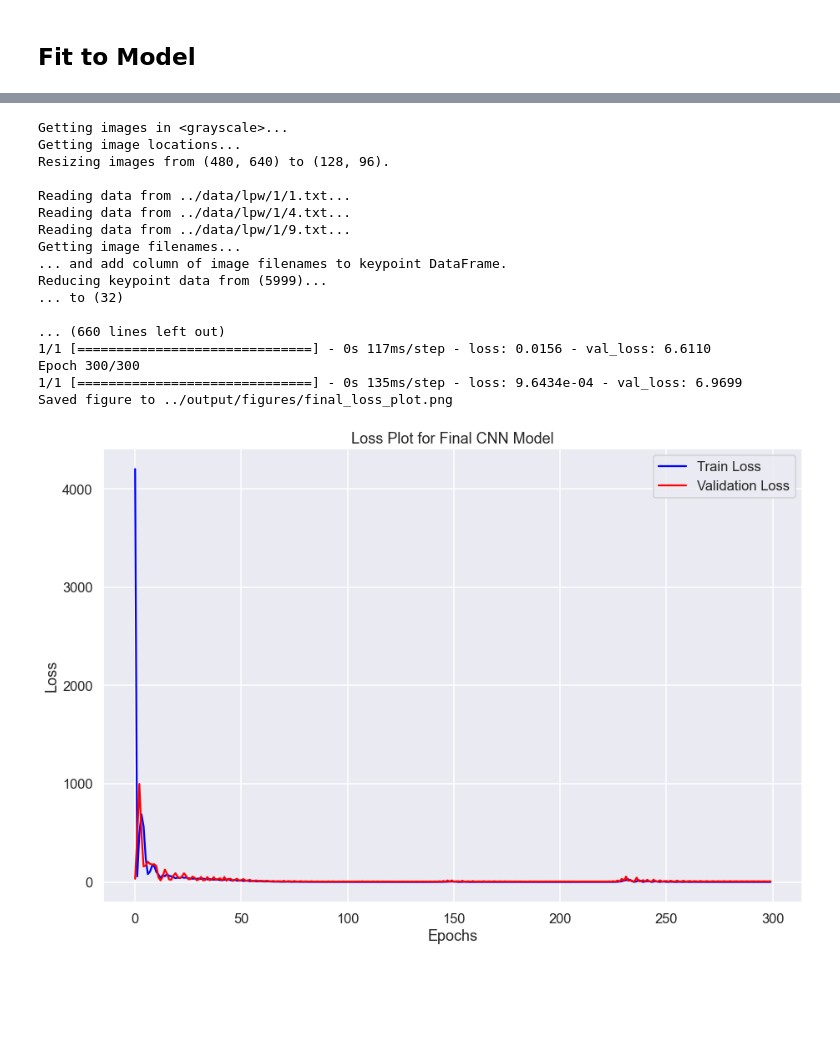
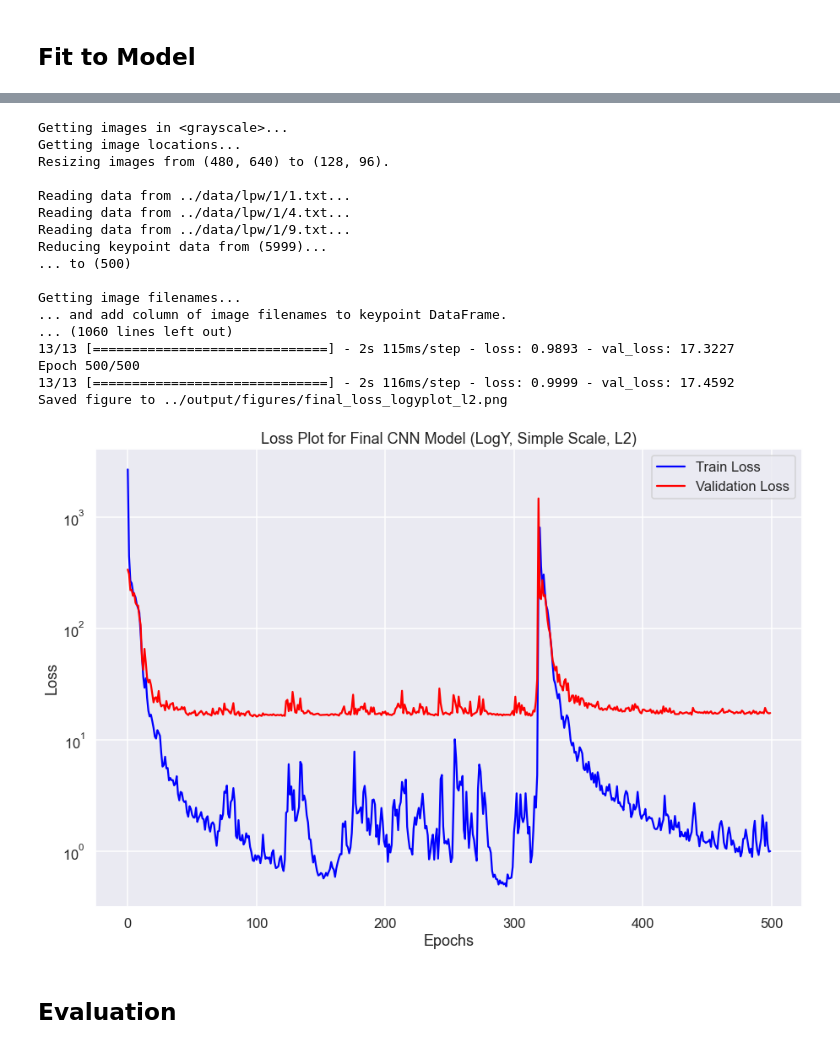
Before and after one commit to Leighson/lighthouse-final-project, a Jupyter notebook: src/experiments.ipynb, the cells around one changed output, grey strips where cells are left out. Drawn from its saved outputs; the diff is of its cells as text; code cells hidden in the pictures; blank space fills up the shorter version.

```diff
--- a/src/experiments.ipynb
+++ b/src/experiments.ipynb
@@ -205,7 +286,7 @@ Saved figure to ../output/figures/baseline_loss_plot.png
 # %%
 # save final_model at given checkpoints
 model_checkpoint = ModelCheckpoint(
-    filepath='../outputs/model/final',
+    filepath='../output/model/final',
     monitor='val_loss',
     mode='auto',
     save_best_only=True)
@@ -217,40 +298,42 @@ Xtrain = np.array(Xtrain)
 Xtest = np.array(Xtest)
 
 # build and compile the final_model
 final_model = final_model()
 print(final_model.summary())
 
 final_model.compile(
     optimizer=Adam(learning_rate=LR),
     loss=MeanSquaredError())
 
 # train final_model
 final_history = final_model.fit(
     Xtrain, ytrain,
     validation_data=(Xtest, ytest),
     epochs=EPOCHS,
     callbacks=[model_checkpoint],
     workers=4,
     use_multiprocessing=True)
 
 # plot and save history
-utils.save_loss_plots(final_history, 'Loss Plot for Final CNN Model', 'final_loss_plot')
+utils.save_loss_plots(final_history, 'Loss Plot for Final CNN Model (LogY, Simple Scale, L2)', 'final_loss_logyplot_l2')
 # %% [output]
 Getting images in <grayscale>...
 Getting image locations...
 Resizing images from (480, 640) to (128, 96).
 
 Reading data from ../data/lpw/1/1.txt...
 Reading data from ../data/lpw/1/4.txt...
 Reading data from ../data/lpw/1/9.txt...
+Reducing keypoint data from (5999)...
+... to (500)
+
 Getting image filenames...
 ... and add column of image filenames to keypoint DataFrame.
-Reducing keypoint data from (5999)...
-... to (32)
-
-... (660 lines left out)
-1/1 [==============================] - 0s 117ms/step - loss: 0.0156 - val_loss: 6.6110
-Epoch 300/300
-1/1 [==============================] - 0s 135ms/step - loss: 9.6434e-04 - val_loss: 6.9699
-Saved figure to ../output/figures/final_loss_plot.png
+... (1060 lines left out)
+13/13 [==============================] - 2s 115ms/step - loss: 0.9893 - val_loss: 17.3227
+Epoch 500/500
+13/13 [==============================] - 2s 116ms/step - loss: 0.9999 - val_loss: 17.4592
+Saved figure to ../output/figures/final_loss_logyplot_l2.png
-[figure, old version]
+[figure, new version]
+# %% [markdown]
+## Evaluation
```
Also changed, not shown: parts of 14 cells of this notebook, 24 other files.
